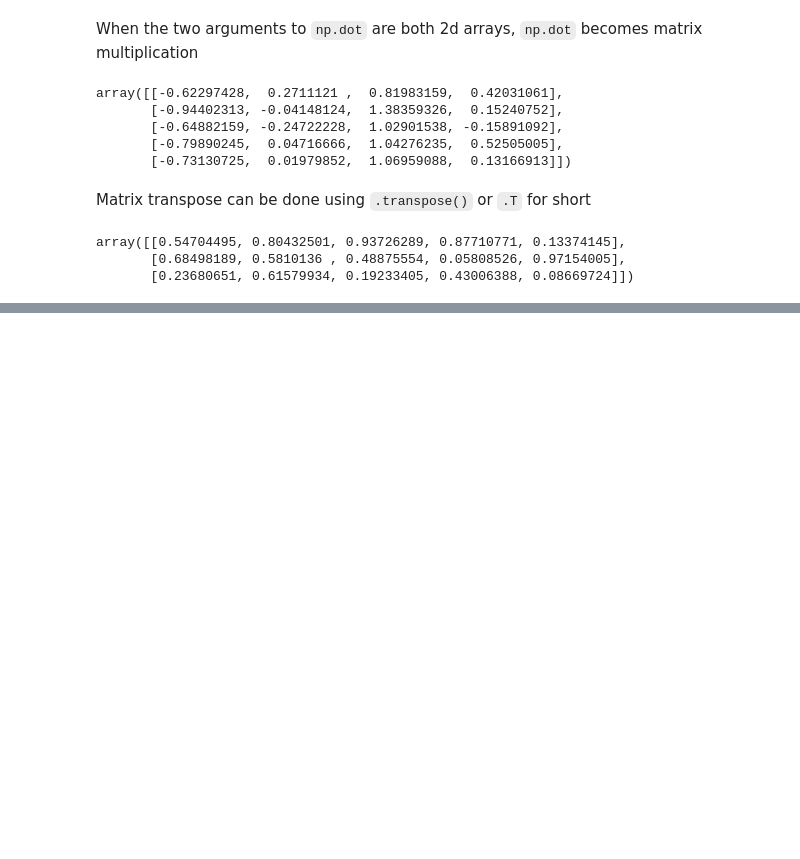
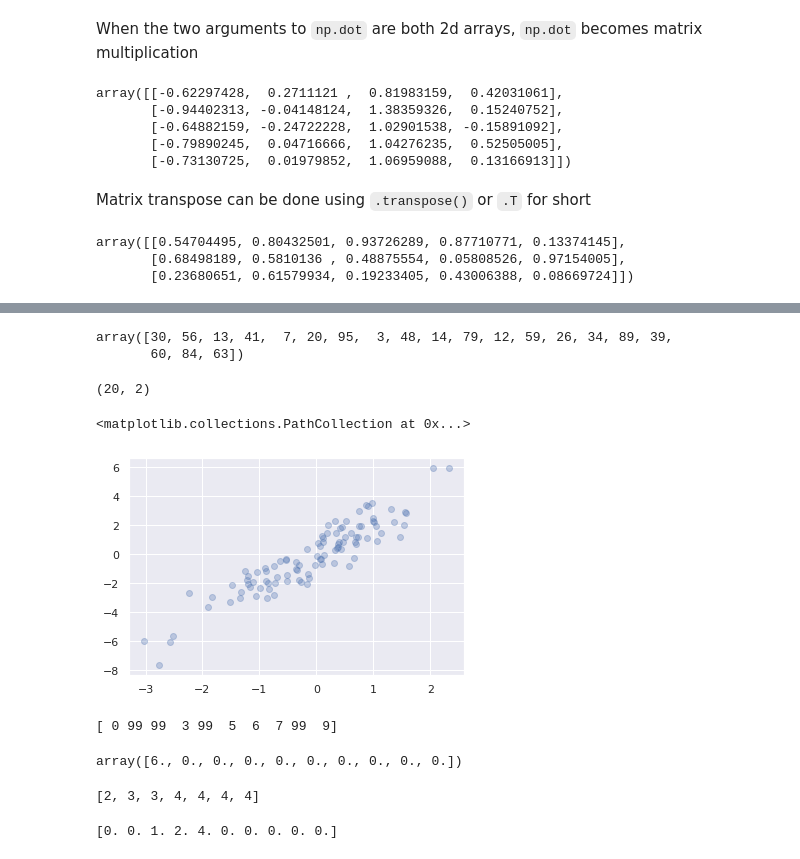
Before and after one commit to zoubida123ck/python-for-finance, a Jupyter notebook: day_02/lessons/03-numpy.ipynb, the cells around one changed output, grey strips where cells are left out. Saved outputs shown, nothing was run; the diff lists cells and outputs as text; code cells hidden in the pictures; blank space fills up the shorter version.

```diff
--- a/day_02/lessons/03-numpy.ipynb
+++ b/day_02/lessons/03-numpy.ipynb
@@ -293,0 +588,59 @@ array([[0.54704495, 0.80432501, 0.93726289, 0.87710771, 0.13374145],
+# %%
+# Let’s use fancy indexing to select 20 random points. We’ll do this by first choosing 20 random indices with no repeats, and use these indices to select a portion of the original array
+
+indices=np.random.choice(X.shape[0],20,replace=False)
+indices
+# %% [output]
+array([30, 56, 13, 41,  7, 20, 95,  3, 48, 14, 79, 12, 59, 26, 34, 89, 39,
+       60, 84, 63])
+# %%
+selection=X[indices]
+selection.shape
+# %% [output]
+(20, 2)
+# %%
+# Now to see which points were selected, let’s over-plot large circles at the locations of the selected points
+
+plt.scatter(X[:, 0], X[:, 1], alpha=0.3)
+plt.scatter(selection[:, 0], selection[:, 1],facecolor='none', s=200)
+# %% [output]
+<matplotlib.collections.PathCollection at 0x...>
+[figure, added]
+# %%
+# Modifying Values with Fancy Indexing
+
+#  imagine we have an array of indices and we’d like to set the corresponding items in an array to some value
+
+x=np.arange(10)
+i=np.array([2,1,8,4])
+x[i]=99
+print(x)
+# %% [output]
+[ 0 99 99  3 99  5  6  7 99  9]
+# %%
+#  Consider the following:
+
+x=np.zeros(10)
+
+x[[0,0]]=[4,6]
+x
+
+# Where did the 4 go? The result of this operation is to first assign x[0] = 4, followed by x[0] = 6. The result, of course, is that x[0] contains the value 6.
+# %% [output]
+array([6., 0., 0., 0., 0., 0., 0., 0., 0., 0.])
+# %%
+#  consider this operation
+
+i=[2,3,3,4,4,4,4]
+x[i]+=1
+i
+# %% [output]
+[2, 3, 3, 4, 4, 4, 4]
+# %%
+# you can use the at() method of ufuncs (available since NumPy 1.8), and do the following
+
+x=np.zeros(10)
+np.add.at(x,i,1)
+print(x)
+# %% [output]
+[0. 0. 1. 2. 4. 0. 0. 0. 0. 0.]
```
Also changed, not shown: parts of 56 cells of this notebook, 1 other file.
